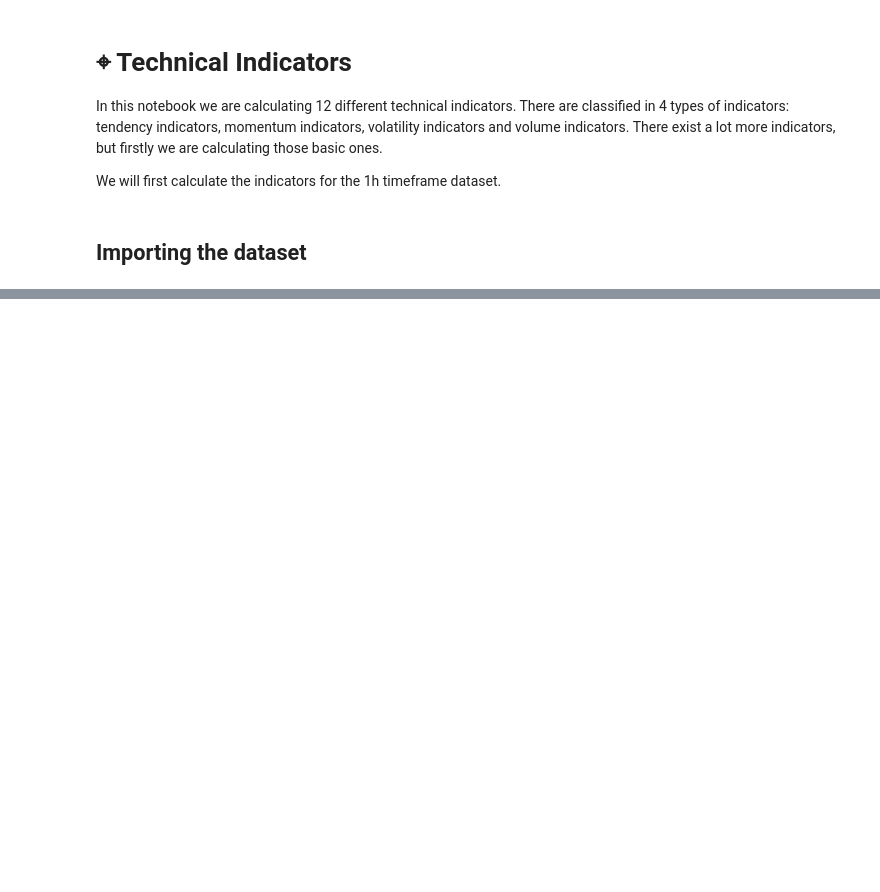
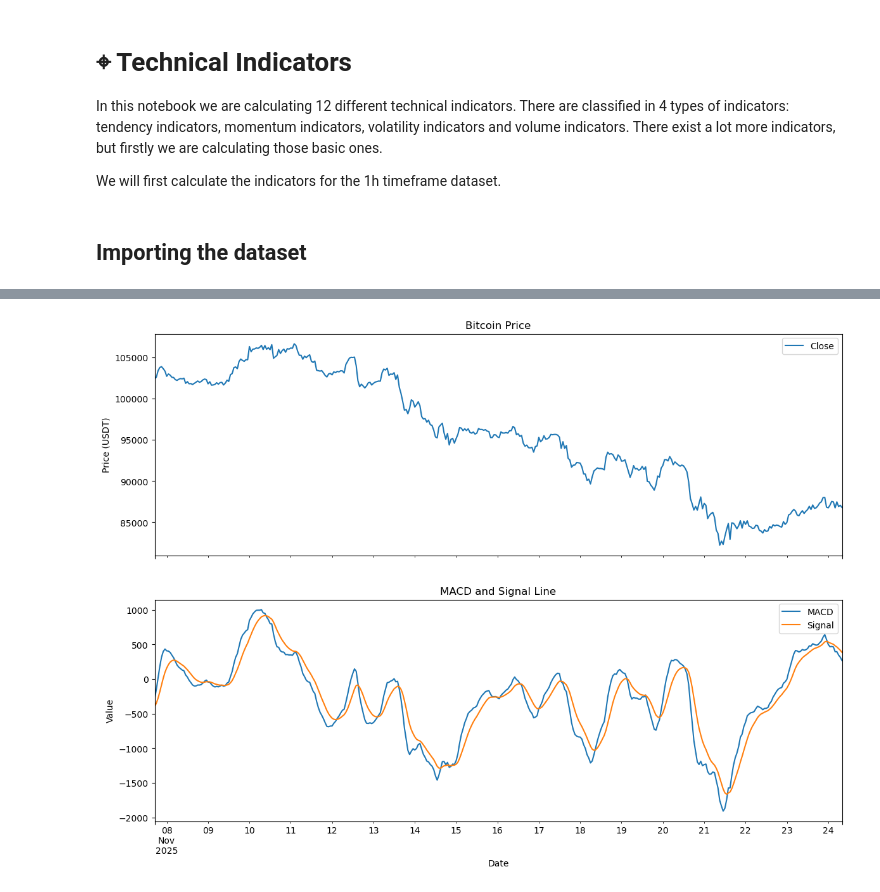
Before and after one commit to MartinCampillo-AT/Project-AT, a Jupyter notebook: notebooks/03_technical_indicators.ipynb, the cells around one changed output, grey strips where cells are left out. Cells and saved outputs as stored; diff of their text form; code cells hidden in the pictures; blank space fills up the shorter version.

```diff
--- a/notebooks/03_technical_indicators.ipynb
+++ b/notebooks/03_technical_indicators.ipynb
@@ -26,0 +56,20 @@ They indicate the general direccion of the price.
+# %%
+# MACD Calculation
+ema_12 = df['Close'].ewm(span=12, adjust=False).mean()
+ema_26 = df['Close'].ewm(span=26, adjust=False).mean()
+df['MACD'] = ema_12 - ema_26
+df['Signal'] = df['MACD'].ewm(span=9, adjust=False).mean()
+df_sample = df.tail(400)
+
+# Plotting MACD
+fig, ax = plt.subplots(2, 1, figsize=(14,10), sharex=True)
+df_sample[['Close']].plot(ax=ax[0])
+ax[0].set_title('Bitcoin Price')
+ax[0].set_ylabel('Price (USDT)')
+df_sample[['MACD', 'Signal']].plot(ax=ax[1])
+ax[1].set_title('MACD and Signal Line')
+ax[1].set_ylabel('Value')
+plt.xlabel('Date')
+plt.show()
+# %% [output]
+[figure, added]
```
Also changed, not shown: parts of 32 cells of this notebook, 1 other file.
